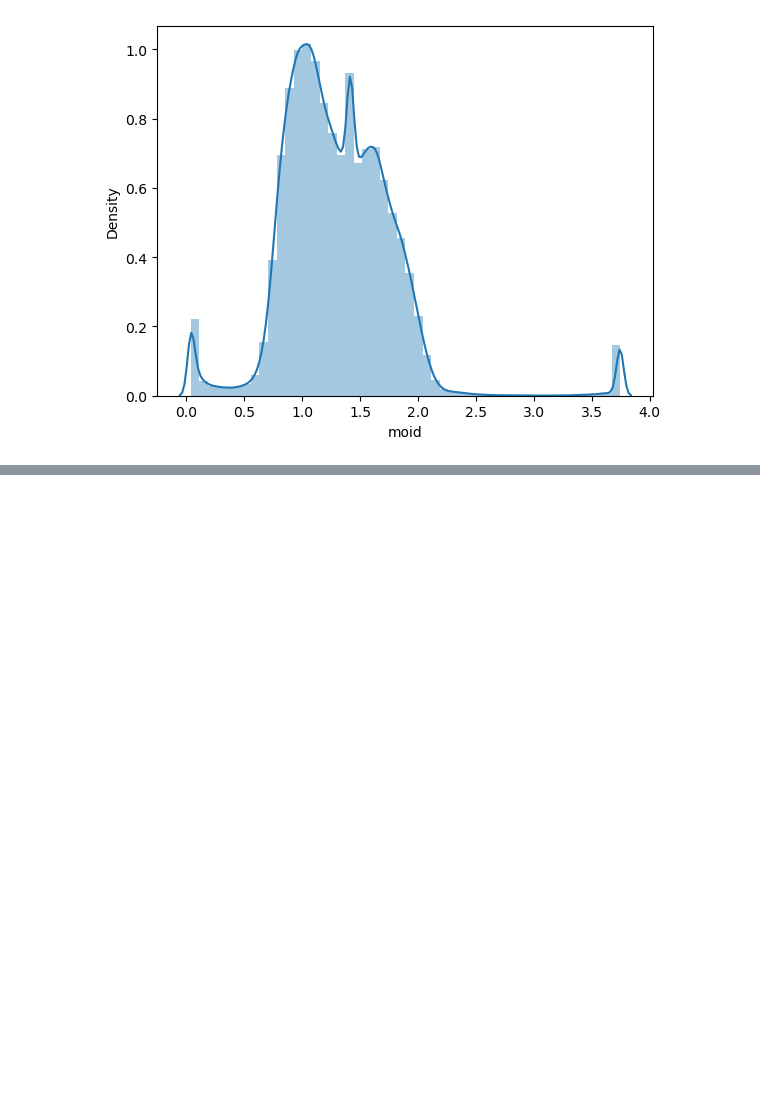
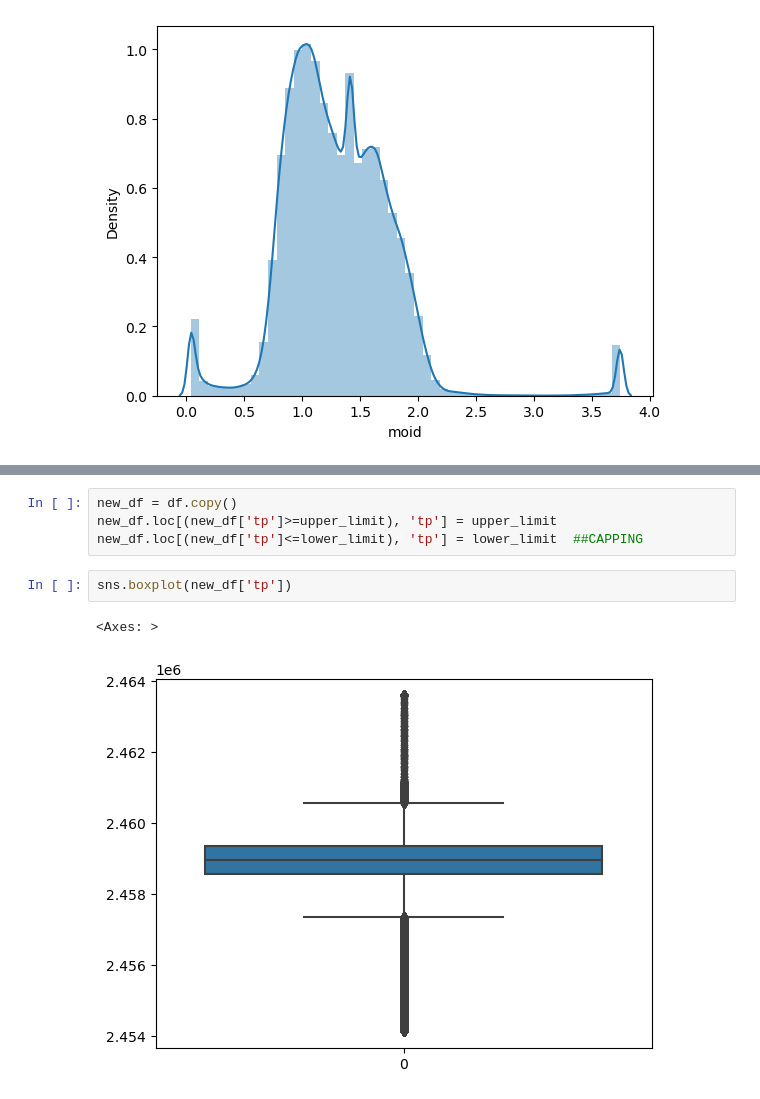
Before and after one commit to agnishde/Asteroid-orbit-classification, a Jupyter notebook: Asteroid Data analysis and Classification.ipynb, the cells around one changed output, grey strips where cells are left out. Drawn from its saved outputs; the diff is of its cells as text; blank space fills up the shorter version.

```diff
--- a/Asteroid Data analysis and Classification.ipynb
+++ b/Asteroid Data analysis and Classification.ipynb
@@ -531,0 +608,9 @@ https://gist.github.com/mwaskom/de44147ed2974457ad6372750bbe5751
+# %%
+new_df = df.copy()
+new_df.loc[(new_df['tp']>=upper_limit), 'tp'] = upper_limit
+new_df.loc[(new_df['tp']<=lower_limit), 'tp'] = lower_limit  ##CAPPING
+# %%
+sns.boxplot(new_df['tp'])
+# %% [output]
+<Axes: >
+[figure, added]
```
Also changed, not shown: parts of 62 cells of this notebook.
